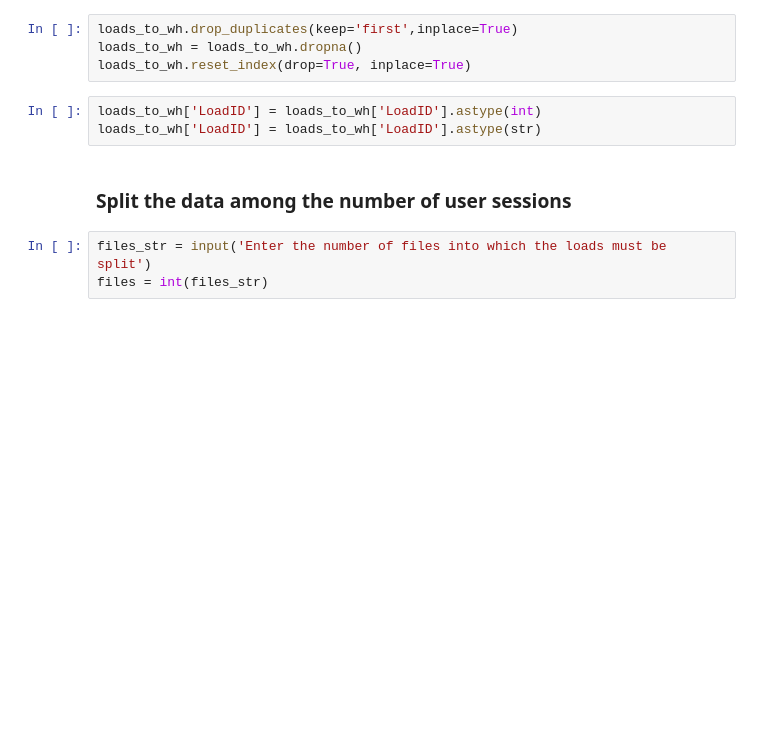
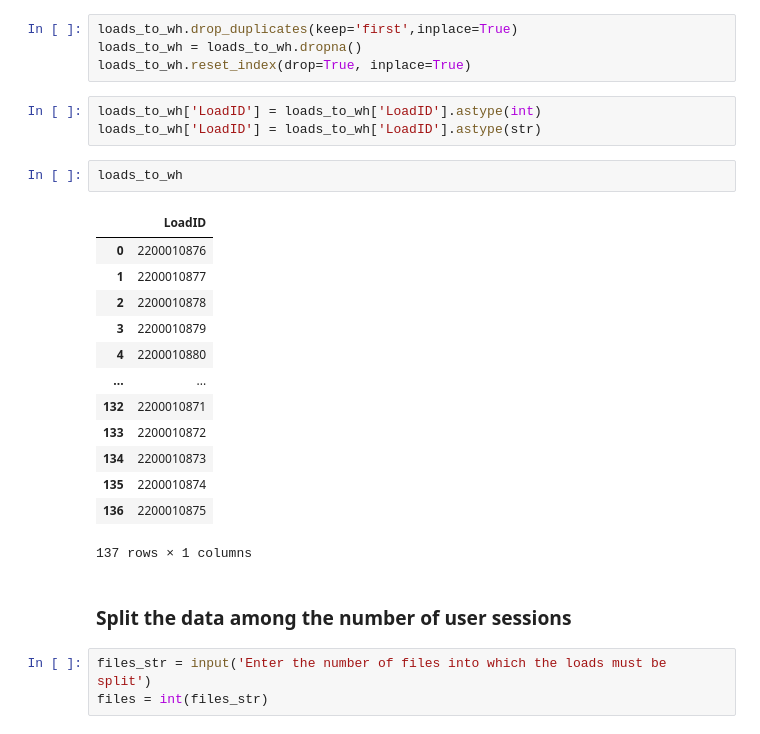
Before and after one commit to Lodewikus/CCBA_IPT, a Jupyter notebook: split_loads_to_wh.ipynb, the cells around one changed output. Saved outputs shown, nothing was run; the diff lists cells and outputs as text; blank space fills up the shorter version.

```diff
--- a/split_loads_to_wh.ipynb
+++ b/split_loads_to_wh.ipynb
@@ -62,6 +62,22 @@ loads_to_wh.reset_index(drop=True, inplace=True)
 # %%
 loads_to_wh['LoadID'] = loads_to_wh['LoadID'].astype(int)
 loads_to_wh['LoadID'] = loads_to_wh['LoadID'].astype(str)
+# %%
+loads_to_wh
+# %% [output]
+|  | LoadID |
+| 0 | 2200010876 |
+| 1 | 2200010877 |
+| 2 | 2200010878 |
+| 3 | 2200010879 |
+| 4 | 2200010880 |
+| ... | ... |
+| 132 | 2200010871 |
+| 133 | 2200010872 |
+| 134 | 2200010873 |
+| 135 | 2200010874 |
+| 136 | 2200010875 |
+137 rows × 1 columns
 # %% [markdown]
 ### Split the data among the number of user sessions
 # %%
```
Also changed, not shown: parts of 3 cells of this notebook, 3 other files.
